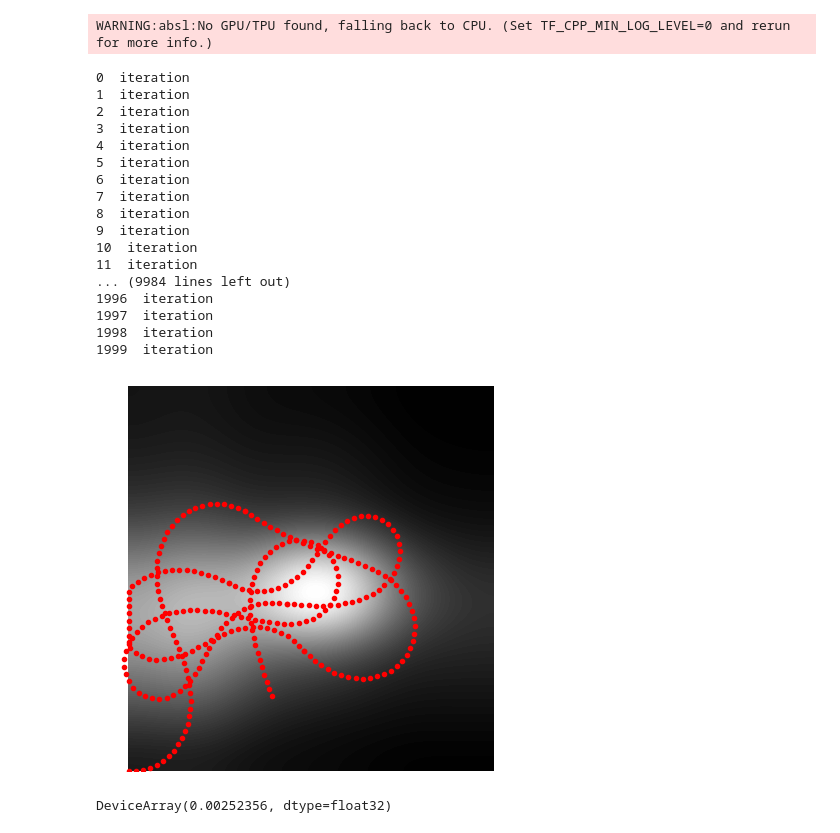
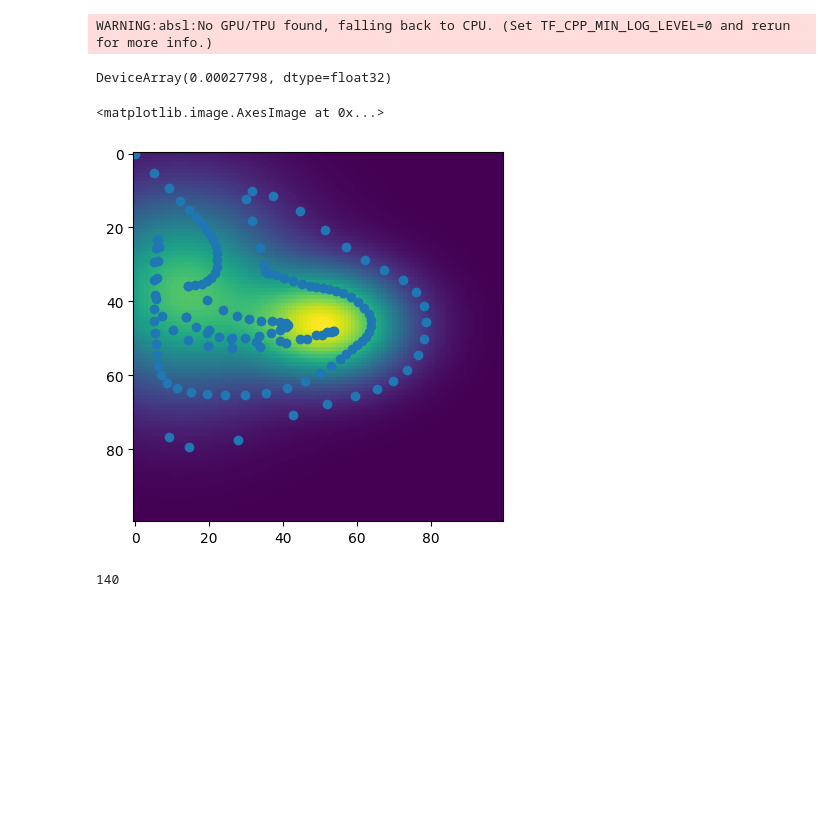
Before and after one commit to bshirose/ergodic_planner, a Jupyter notebook: example.ipynb, the cells around one changed output. Drawn from its saved outputs; the diff is of its cells as text; code cells hidden in the pictures; blank space fills up the shorter version.

```diff
--- a/example.ipynb
+++ b/example.ipynb
@@ -22,8 +8,11 @@ from math import sin, cos, atan2, sqrt, acos, pi, hypot
 pickle_file_path = 'build_prob/random_maps/random_map_0.pickle'
 data=pickle.load(open(pickle_file_path,'rb'))
 map=data['pdfs'][1]
+npix=map.shape[0]
 # %%
 n_scalar = 10 # number of terms in fourrier series
-nS=5  # number of steps to be taken
+nS=3  # number of steps to be taken
+nA= 50
+step_size=20
 # %%
 pbm_file = "build_prob/random_maps/random_map_0.pickle"
@@ -31,34 +19,30 @@ problem = common.LoadProblem(pbm_file, 1, pdf_list=True)
 # %%
-g=np.zeros(3) # initial state
-problem.s0=g
+g=np.zeros(2) # initial state
 # %%
 pdf = np.zeros((100,100))
 pdf=np.copy(map)
 pdf = np.asarray(pdf.flatten())
 # %%
 #number of actions =100 in this example
-erg,tr = ErgCover(pdf,1,nS,100, problem.s0, n_scalar, problem.pix, 2000, True, None, grad_criterion=True)
+erg,tr = ErgCover(pdf,1,nS,100, g, n_scalar, npix, 2000, None, grad_criterion=True,direct_FC=None,stepize=step_size)
 # %% [output]
 WARNING:absl:No GPU/TPU found, falling back to CPU. (Set TF_CPP_MIN_LOG_LEVEL=0 and rerun for more info.)
-0  iteration
-1  iteration
-2  iteration
-3  iteration
-4  iteration
-5  iteration
-6  iteration
-7  iteration
-8  iteration
-9  iteration
-10  iteration
-11  iteration
-... (9984 lines left out)
-1996  iteration
-1997  iteration
-1998  iteration
-1999  iteration
-[figure, removed]
 # %%
 erg
 # %% [output]
-DeviceArray(0.00252356, dtype=float32)
+DeviceArray(0.00027798, dtype=float32)
+# %%
+x=[]
+y=[]
+for i in range(len(tr)):
+    x.append(tr[i][0]*100)
+    y.append(tr[i][1]*100)
+plt.scatter(x,y)
+plt.imshow(pdf.reshape(100,100))
+# %% [output]
+<matplotlib.image.AxesImage at 0x...>
+[figure, added]
+# %%
+len(tr)
+# %% [output]
+140
```
Also changed, not shown: parts of 3 cells of this notebook, 3 other files.
